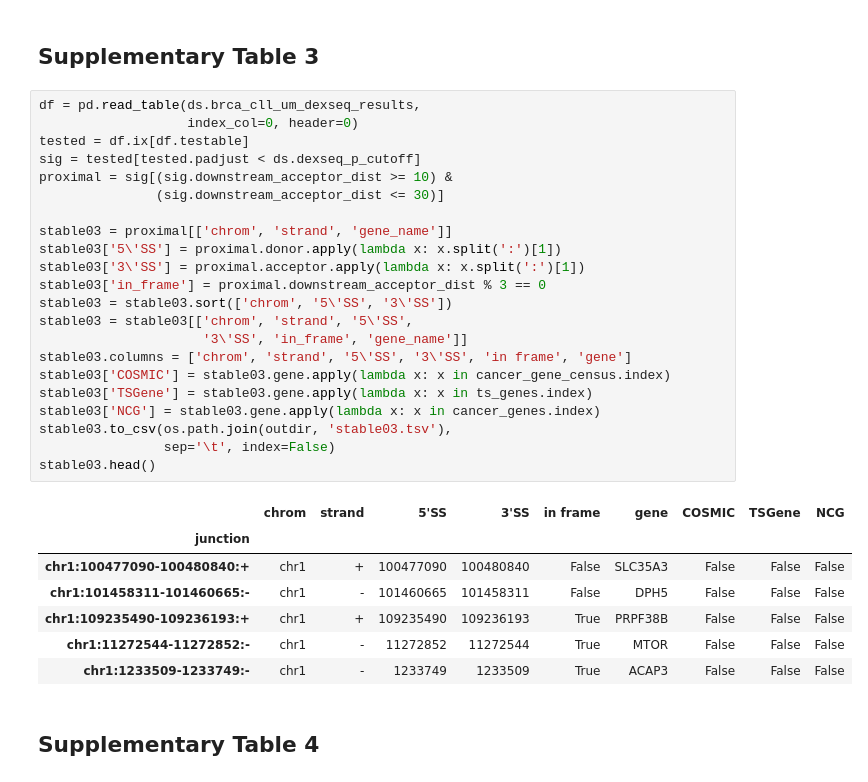
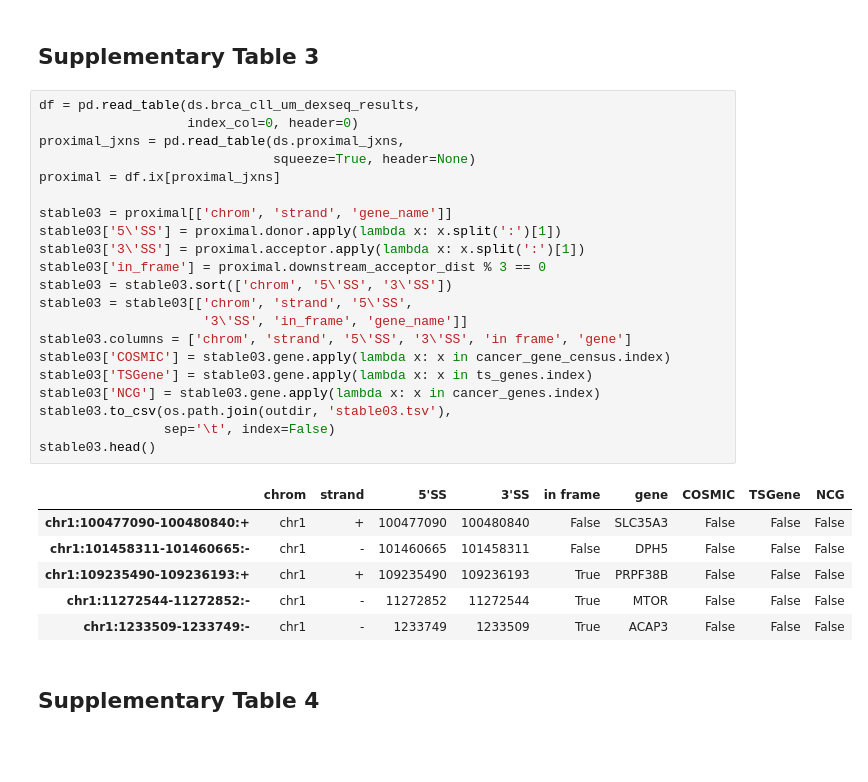
Before and after one commit to cdeboever3/deboever-sf3b1-2015, a Jupyter notebook: notebooks/supplementary_tables.ipynb, the cells around one changed output. Saved outputs shown, nothing was run; the diff lists cells and outputs as text; blank space fills up the shorter version.

```diff
--- a/notebooks/supplementary_tables.ipynb
+++ b/notebooks/supplementary_tables.ipynb
@@ -97,28 +109,26 @@ stable02
 # %%
 df = pd.read_table(ds.brca_cll_um_dexseq_results,
                    index_col=0, header=0)
-tested = df.ix[df.testable]
-sig = tested[tested.padjust < ds.dexseq_p_cutoff]
-proximal = sig[(sig.downstream_acceptor_dist >= 10) &
-               (sig.downstream_acceptor_dist <= 30)]
+proximal_jxns = pd.read_table(ds.proximal_jxns,
+                              squeeze=True, header=None)
+proximal = df.ix[proximal_jxns]
 
 stable03 = proximal[['chrom', 'strand', 'gene_name']]
 stable03['5\'SS'] = proximal.donor.apply(lambda x: x.split(':')[1])
 stable03['3\'SS'] = proximal.acceptor.apply(lambda x: x.split(':')[1])
 stable03['in_frame'] = proximal.downstream_acceptor_dist % 3 == 0
 stable03 = stable03.sort(['chrom', '5\'SS', '3\'SS'])
 stable03 = stable03[['chrom', 'strand', '5\'SS',
                      '3\'SS', 'in_frame', 'gene_name']]
 stable03.columns = ['chrom', 'strand', '5\'SS', '3\'SS', 'in frame', 'gene']
 stable03['COSMIC'] = stable03.gene.apply(lambda x: x in cancer_gene_census.index)
 stable03['TSGene'] = stable03.gene.apply(lambda x: x in ts_genes.index)
 stable03['NCG'] = stable03.gene.apply(lambda x: x in cancer_genes.index)
 stable03.to_csv(os.path.join(outdir, 'stable03.tsv'),
                 sep='\t', index=False)
 stable03.head()
 # %% [output]
 |  | chrom | strand | 5'SS | 3'SS | in frame | gene | COSMIC | TSGene | NCG |
-| junction |  |  |  |  |  |  |  |  |  |
 | chr1:100477090-100480840:+ | chr1 | + | 100477090 | 100480840 | False | SLC35A3 | False | False | False |
 | chr1:101458311-101460665:- | chr1 | - | 101460665 | 101458311 | False | DPH5 | False | False | False |
 | chr1:109235490-109236193:+ | chr1 | + | 109235490 | 109236193 | True | PRPF38B | False | False | False |
```
Also changed, not shown: parts of 7 cells of this notebook, 4 other files.
